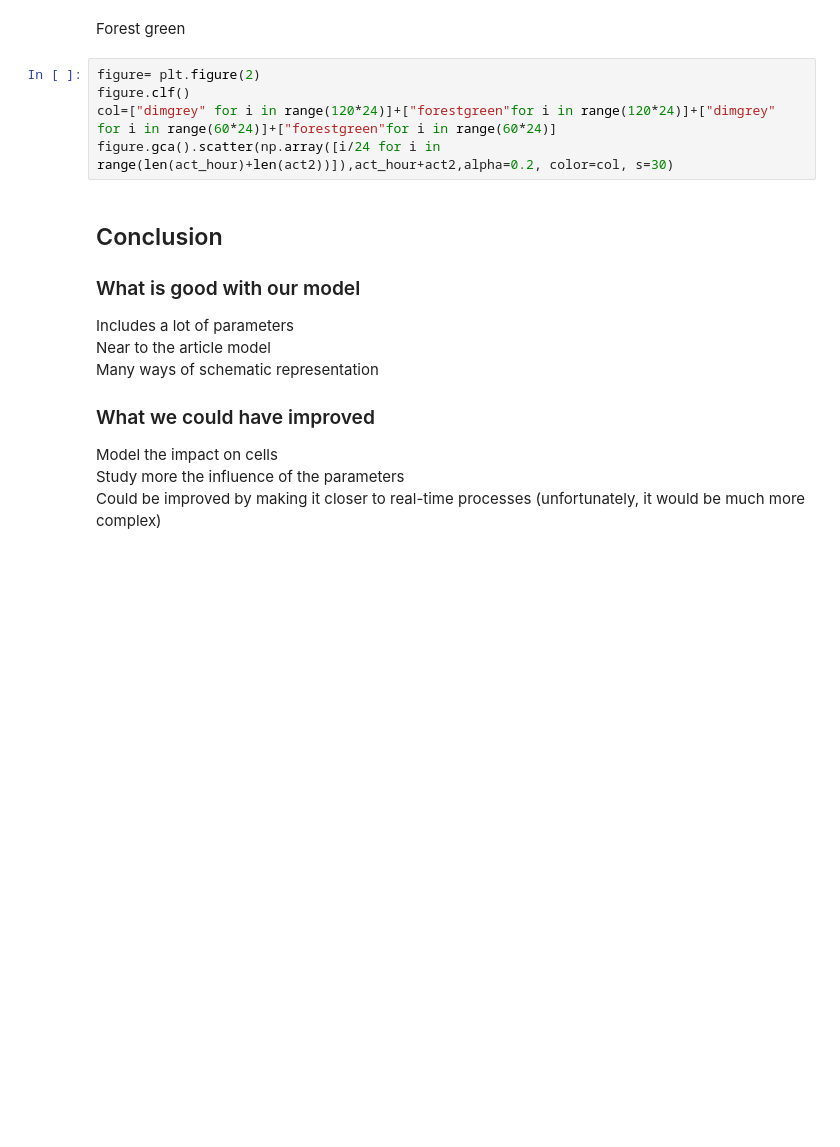
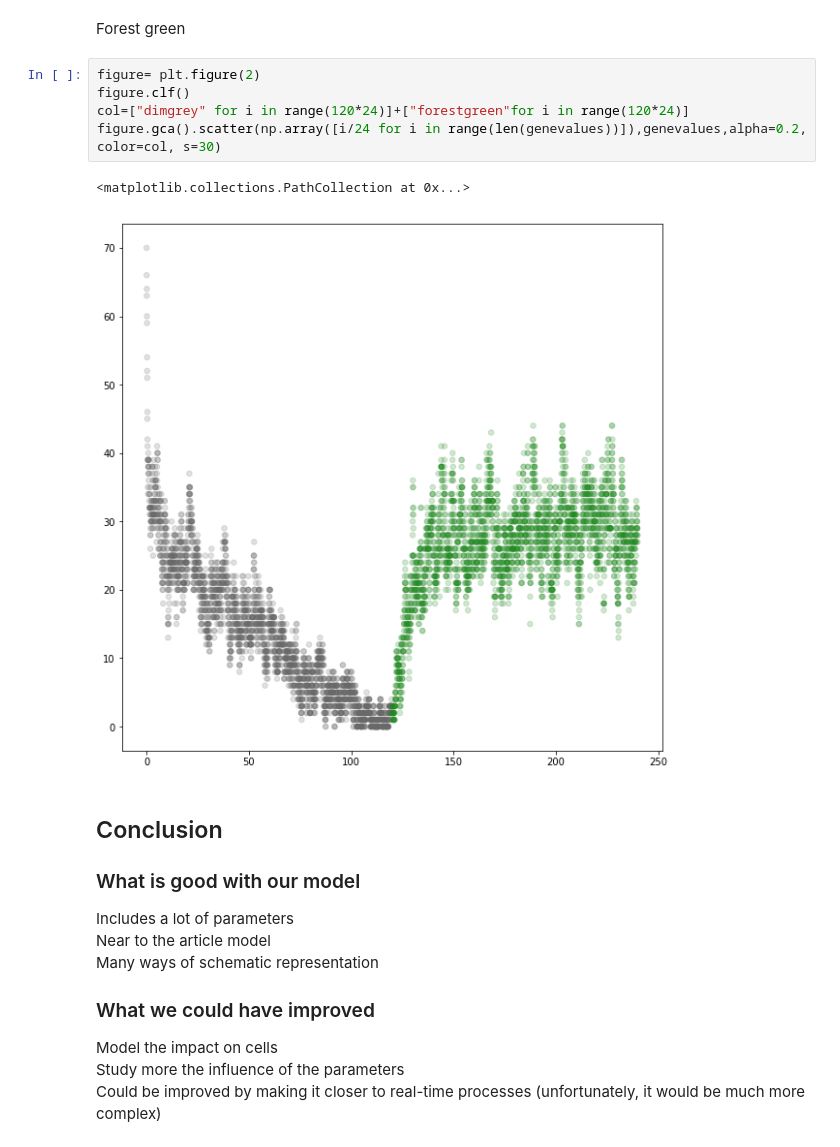
Before and after one commit to ranahoury/projet_mod, a Jupyter notebook: Report.ipynb, the cells around one changed output. Saved outputs shown, nothing was run; the diff lists cells and outputs as text; blank space fills up the shorter version.

```diff
--- a/Report.ipynb
+++ b/Report.ipynb
@@ -145,8 +152,11 @@ Forest green
 # %%
 figure= plt.figure(2)
 figure.clf()
-col=["dimgrey" for i in range(120*24)]+["forestgreen"for i in range(120*24)]+["dimgrey" for i in range(60*24)]+["forestgreen"for i in range(60*24)]
-figure.gca().scatter(np.array([i/24 for i in range(len(act_hour)+len(act2))]),act_hour+act2,alpha=0.2, color=col, s=30)
+col=["dimgrey" for i in range(120*24)]+["forestgreen"for i in range(120*24)]
+figure.gca().scatter(np.array([i/24 for i in range(len(genevalues))]),genevalues,alpha=0.2, color=col, s=30)
+# %% [output]
+<matplotlib.collections.PathCollection at 0x...>
+[figure, added]
 # %% [markdown]
 ## Conclusion
 ### What is good with our model
```
Also changed, not shown: parts of 6 cells of this notebook.
